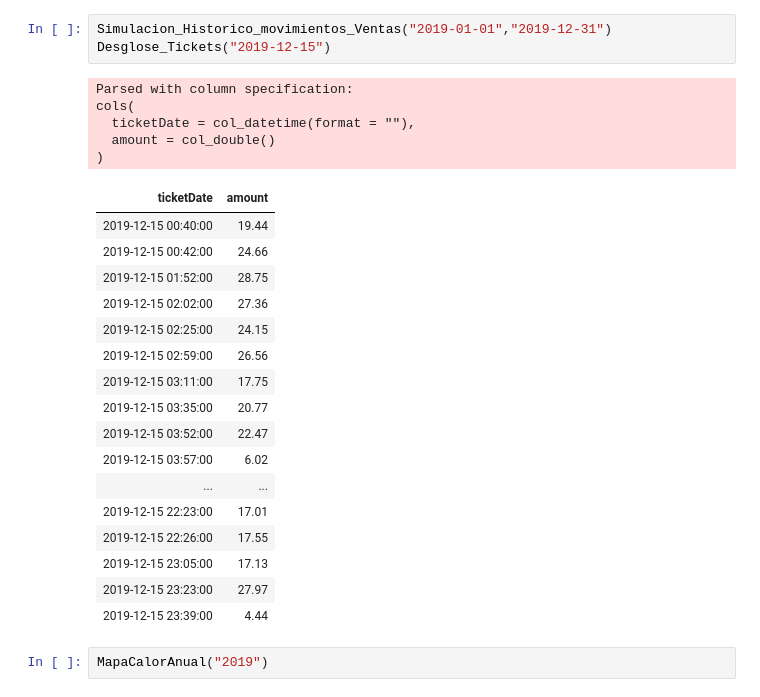
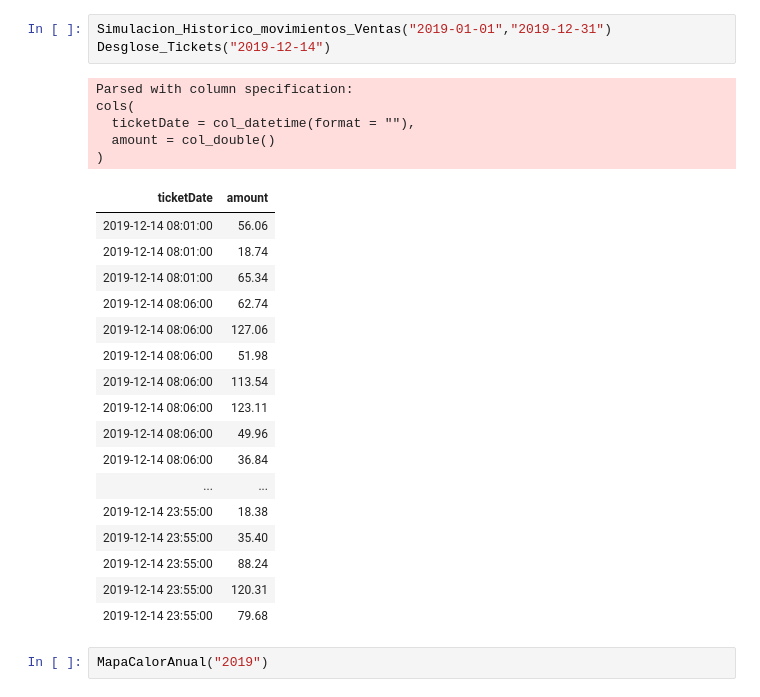
Before and after one commit to VERLAR/prevision-dia-tiempo-real, a Jupyter notebook: 0. Creando los datos/Scripts R/Funciones_creacion_datos_y_mapeado.ipynb, the cells around one changed output. Drawn from its saved outputs; the diff is of its cells as text.

```diff
--- a/0. Creando los datos/Scripts R/Funciones_creacion_datos_y_mapeado.ipynb
+++ b/0. Creando los datos/Scripts R/Funciones_creacion_datos_y_mapeado.ipynb
@@ -572,29 +590,29 @@ Desglose_Tickets<-function(date){
 # %%
 Simulacion_Historico_movimientos_Ventas("2019-01-01","2019-12-31")
-Desglose_Tickets("2019-12-15")
+Desglose_Tickets("2019-12-14")
 # %% [output]
 Parsed with column specification:
 cols(
   ticketDate = col_datetime(format = ""),
   amount = col_double()
 )
 | ticketDate | amount |
-| 2019-12-15 00:40:00 | 19.44 |
-| 2019-12-15 00:42:00 | 24.66 |
-| 2019-12-15 01:52:00 | 28.75 |
-| 2019-12-15 02:02:00 | 27.36 |
-| 2019-12-15 02:25:00 | 24.15 |
-| 2019-12-15 02:59:00 | 26.56 |
-| 2019-12-15 03:11:00 | 17.75 |
-| 2019-12-15 03:35:00 | 20.77 |
-| 2019-12-15 03:52:00 | 22.47 |
-| 2019-12-15 03:57:00 | 6.02 |
+| 2019-12-14 08:01:00 | 56.06 |
+| 2019-12-14 08:01:00 | 18.74 |
+| 2019-12-14 08:01:00 | 65.34 |
+| 2019-12-14 08:06:00 | 62.74 |
+| 2019-12-14 08:06:00 | 127.06 |
+| 2019-12-14 08:06:00 | 51.98 |
+| 2019-12-14 08:06:00 | 113.54 |
+| 2019-12-14 08:06:00 | 123.11 |
+| 2019-12-14 08:06:00 | 49.96 |
+| 2019-12-14 08:06:00 | 36.84 |
 | ... | ... |
-| 2019-12-15 22:23:00 | 17.01 |
-| 2019-12-15 22:26:00 | 17.55 |
-| 2019-12-15 23:05:00 | 17.13 |
-| 2019-12-15 23:23:00 | 27.97 |
-| 2019-12-15 23:39:00 | 4.44 |
+| 2019-12-14 23:55:00 | 18.38 |
+| 2019-12-14 23:55:00 | 35.40 |
+| 2019-12-14 23:55:00 | 88.24 |
+| 2019-12-14 23:55:00 | 120.31 |
+| 2019-12-14 23:55:00 | 79.68 |
 # %%
 MapaCalorAnual("2019")
 # %% [output]
```
Also changed, not shown: parts of 1 cell of this notebook, 3 other files.
